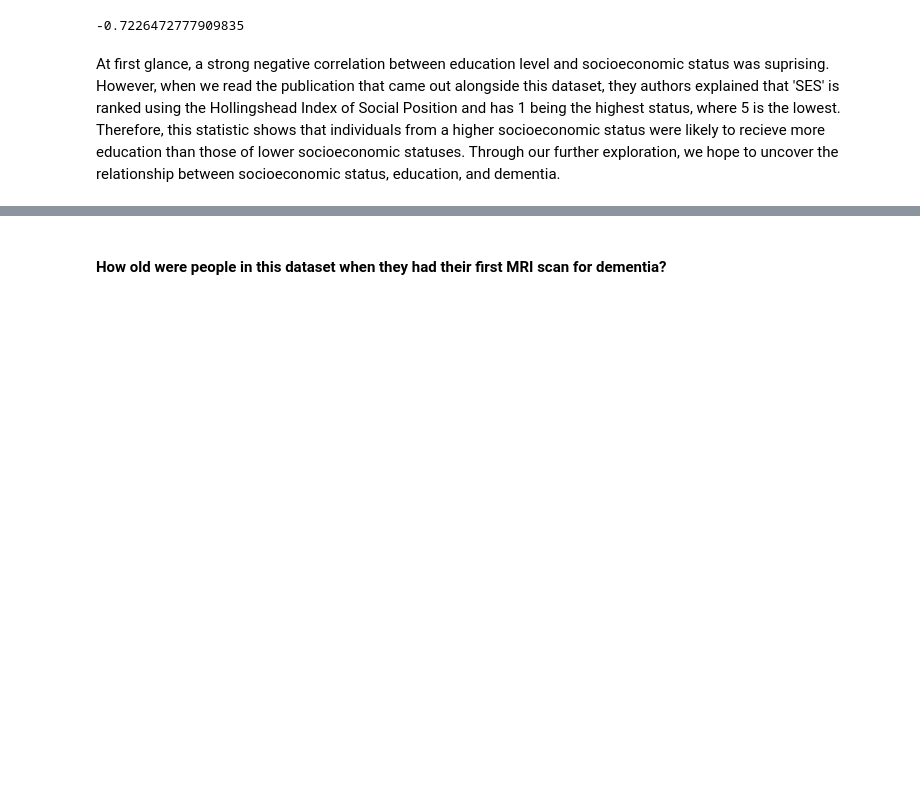
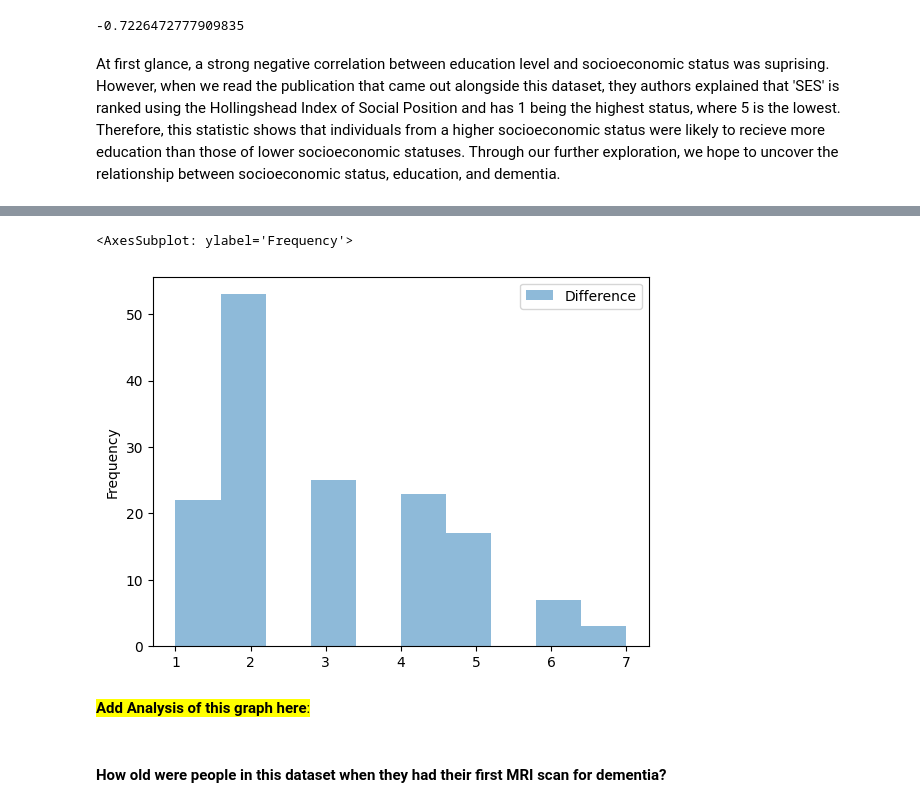
Before and after one commit to marisalong/marisalong.github.io, a Jupyter notebook: DataScienceFinalNotebook.ipynb, the cells around one changed output, grey strips where cells are left out. Cells and saved outputs as stored; diff of their text form; code cells hidden in the pictures; blank space fills up the shorter version.

Commit message:
added ages histogram for long.

```diff
--- a/DataScienceFinalNotebook.ipynb
+++ b/DataScienceFinalNotebook.ipynb
@@ -425,0 +431,9 @@ At first glance, a strong negative correlation between education level and socio
+# %%
+# Creating a new dataframe to hold these age-differences
+
+#get start and end dates for each proceeding
+gb = df_alhz_long.groupby("Subject ID",sort=False)["Age"]
+ages = gb.apply(min).to_frame().merge(gb.apply(max), on="Subject ID").rename(
+    columns={"Age_x": "Age of First Visit", "Age_y": "Age of Last Visit"})
+ages['Difference'] = (ages["Age of Last Visit"] - ages["Age of First Visit"])
+ages
@@ -426,3 +455,13 @@ At first glance, a strong negative correlation between education level and socio
+# %%
+# Putting these differences into a histogram
+
+ages_sorted = ages.sort_values('Difference')
+ages_sorted.Difference.plot.hist(alpha=.5, legend=True, xlabel='Years from First to Last Visit')
+# %% [output]
+<AxesSubplot: ylabel='Frequency'>
+[figure, added]
+# %% [markdown]
+<mark> **Add Analysis of this graph here**: </mark>
 # %% [markdown]
 #### How old were people in this dataset when they had their first MRI scan for dementia?
 # %%
```
Also changed, not shown: parts of 3 cells of this notebook.
